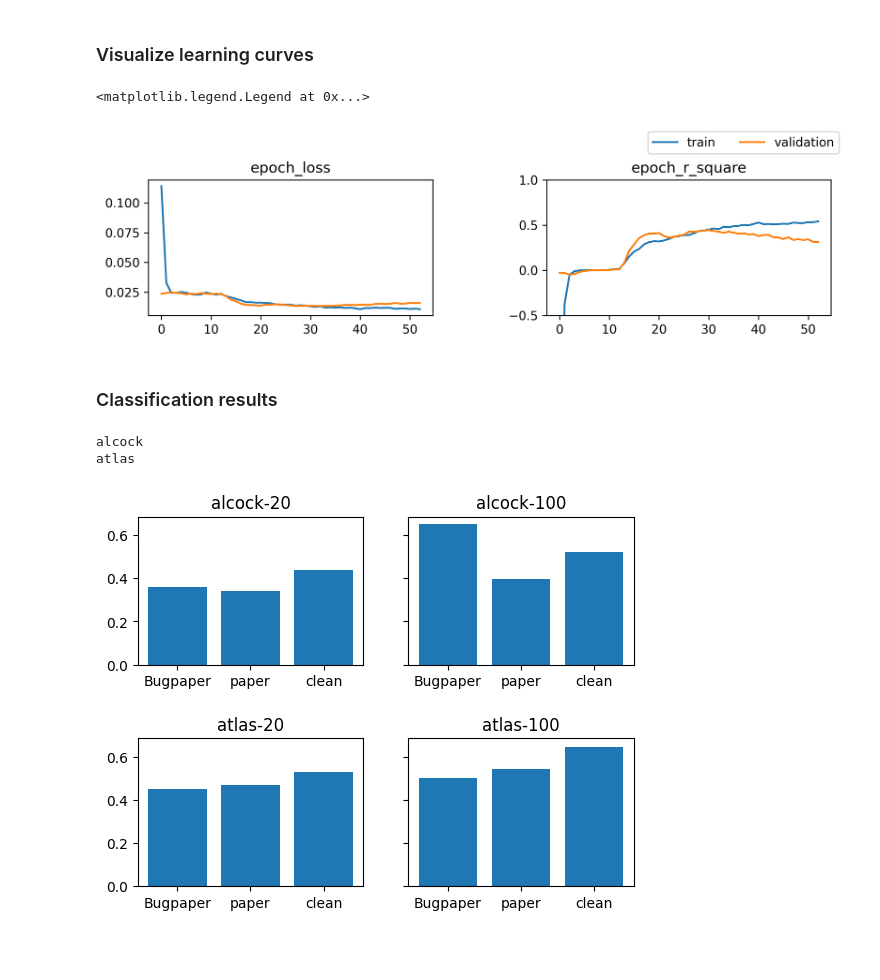
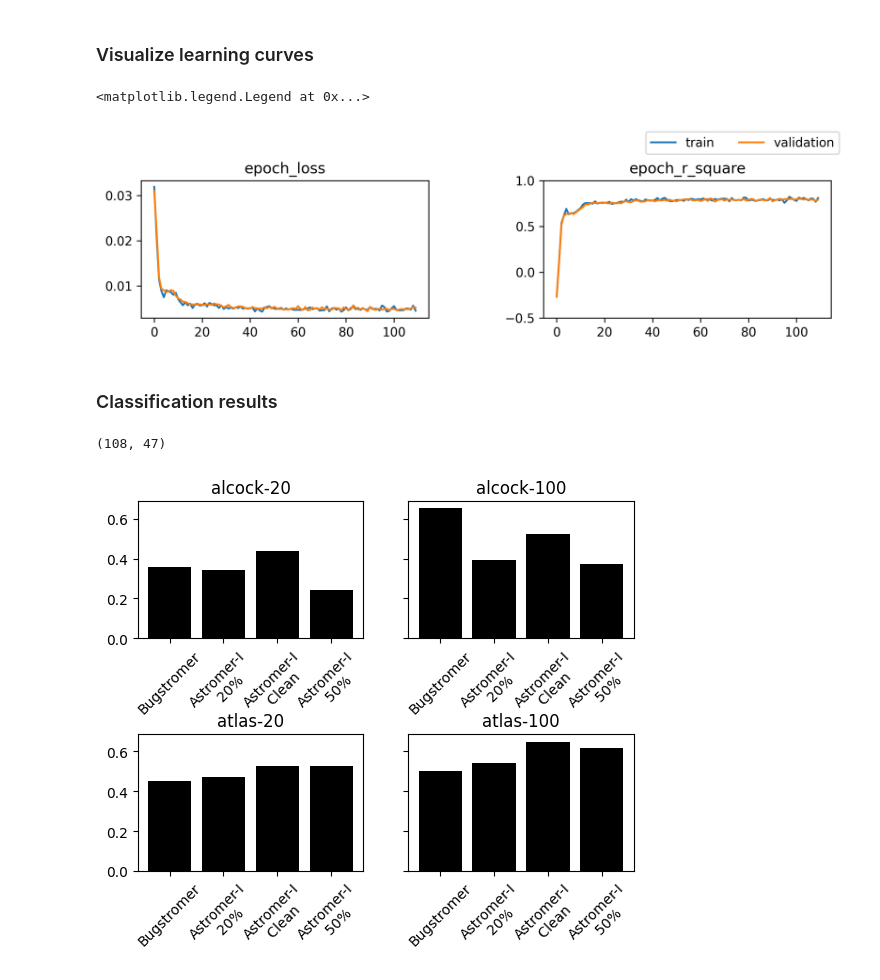
Before and after one commit to cridonoso/astromer, a Jupyter notebook: presentation/experiments/astromer_2/virualize_results.ipynb, the cells around one changed output. Drawn from its saved outputs; the diff is of its cells as text; code cells hidden in the pictures; blank space fills up the shorter version.

Commit message:
visualize results

```diff
--- a/presentation/experiments/astromer_2/virualize_results.ipynb
+++ b/presentation/experiments/astromer_2/virualize_results.ipynb
@@ -62,11 +59,16 @@ Index(['exp_name', 'data', 'gpu', 'debug', 'encoder_mode', 'layers', 'nh',
       dtype='object')
 # %%
 def format_label(x):
-    label = 'Enc: {}\n Layers: {}\n Mixer: {}\n Dropout: {:.2f}\n RMSE a: {}\n AvgOut: {}\n Probed: {:.2f}'.format(x['encoder_mode'], x['layers'],
+    if x['data'].endswith('/'):
+        x['data'] = x['data'][:-1]
+
+    title = x['data'].split('/')[-1]
+
+    label = 'Enc: {}\n Layers: {}\n Mixer: {}\n Dropout: {:.2f}\n RMSE a: {}\n AvgOut: {}\n Probed: {:.2f}\nData:{}'.format(x['encoder_mode'], x['layers'],
                                                              x['mixer'], x['dropout'], x['rmse_factor'],
-                                                             x['avg_layers'], x['probed'])
+                                                             x['avg_layers'], x['probed'], title)
     return label
 
 results['tickname'] = results.apply(lambda x: format_label(x), 1)
-results
+results.columns
 # %% [output]
@@ -101,7 +105,7 @@ for i, column in enumerate(['epoch_loss_val', 'epoch_r_square_val']):
 ## Testing results
 # %%
 import toml
-root = './presentation/experiments/astromer_2/results/best/'
+root = './presentation/experiments/astromer_2/results/original_clean/'
 
 x_labels = []
 rmse_values = []
@@ -130,7 +134,7 @@ Text(0, 0.5, 'Test R-square')
 # %% [markdown]
 ### Visualize learning curves
 # %%
-logs_path = './presentation/experiments/astromer_2/results/best/2023-07-27_14-23-47/'
+logs_path = './presentation/experiments/astromer_2/results/original_clean/2023-08-25_20-44-55/'
 
 # metric_names= ['epoch_loss', 'epoch_rmse', 'epoch_r_square', 'epoch_bce', 'epoch_acc']
 metric_names= ['epoch_loss', 'epoch_r_square']
@@ -148,52 +152,63 @@ axes[1].set_ylim(-0.5, 1)
 axes[-1].legend(bbox_to_anchor=(1.05, 1.4), ncols=2)
 # %% [output]
 <matplotlib.legend.Legend at 0x...>
-[figure, old version]
+[figure, new version]
 # %% [markdown]
 ### Classification results
 # %%
 astromer_0 = pd.read_csv('./presentation/experiments/astromer_0/backup/wandb_tables/downstream.csv')
 # %%
-summary = pd.read_csv('./presentation/experiments/astromer_2/results/clf_20.csv')
-summary = summary[summary['State'] == 'finished']
+files = ['./presentation/experiments/astromer_2/results/clf_20.csv',
+         './presentation/experiments/astromer_2/results/clf_50.csv']
+
+sum_pandas = []
+for f in files:
+    summary = pd.read_csv(f)
+    summary = summary[summary['State'] == 'finished']
+    sum_pandas.append(summary)
+summary = pd.concat(sum_pandas)
+summary.shape
+# %% [output]
+(108, 47)
 # %%
 def name_pt_model(folder_name):
     if folder_name == '2023-08-25_20-44-55':
-        return 'clean'
+        return 'Astromer-I\n Clean'
     if folder_name == '2023-08-25_20-44-47':
-        return 'paper'
+        return 'Astromer-I\n 20%'
+    if folder_name == '2023-08-26_23-27-37':
+        return 'Astromer-I\n 50%'
 # %%
-fig, axes = plt.subplots(2, 2, gridspec_kw={'hspace': 0.5, 'wspace': 0.2}, sharey=True)
+fig, axes = plt.subplots(2, 2, gridspec_kw={'hspace': 0.7, 'wspace': 0.2}, sharey=True)
 color_dict = ['darkred', 'darkgreen']
 for i, (subdataset_name, subframe) in enumerate(summary.groupby('subdataset')):
-    print(subdataset_name)
     offset = 0.
     subframe = subframe[subframe['clf_name'] == 'mlp_att']
     for j, (spc, subframe_2) in enumerate(subframe.groupby('spc')):
 
         # ======
         astromer_old = pd.read_csv('./presentation/experiments/astromer_0/backup/errata/results/paper/{}/classification/metrics.csv'.format(subdataset_name))
         acc_old = astromer_old[(astromer_old['model'] == 'mlp_att') & \
                                (astromer_old['spc'] == spc) & \
                                (astromer_old['sci_case'] == 'b')][['test_f1']].mean().values[0]
 
 
         subgroups = subframe_2.groupby(['clf_name', 'pt_model'])
         metrics = subgroups[['clf_test_f1', 'clf_test_acc']].mean().reset_index()
 
         single = metrics[metrics['clf_name'] == 'mlp_att']
         values = list(single['clf_test_f1'].values)
         values = [acc_old] + values
 
         xticks = [name_pt_model(x.split('/')[0]) for x in single['pt_model'].values]
-        xticks = ['Bugpaper'] + xticks
+        xticks = ['Bugstromer'] + xticks
 
-        axes[i][j].bar(xticks, values)
+        axes[i][j].bar(xticks, values, color='k')
+        axes[i][j].set_xticks(range(len(xticks)))
+        axes[i][j].set_xticklabels(xticks, rotation=45)
         axes[i][j].set_title('{}-{}'.format(subdataset_name, spc))
         offset+=0.2
 # %% [output]
-alcock
-atlas
-[figure, old version]
+[figure, new version]
 # %%
 QK
```
Also changed, not shown: parts of 6 cells of this notebook.
